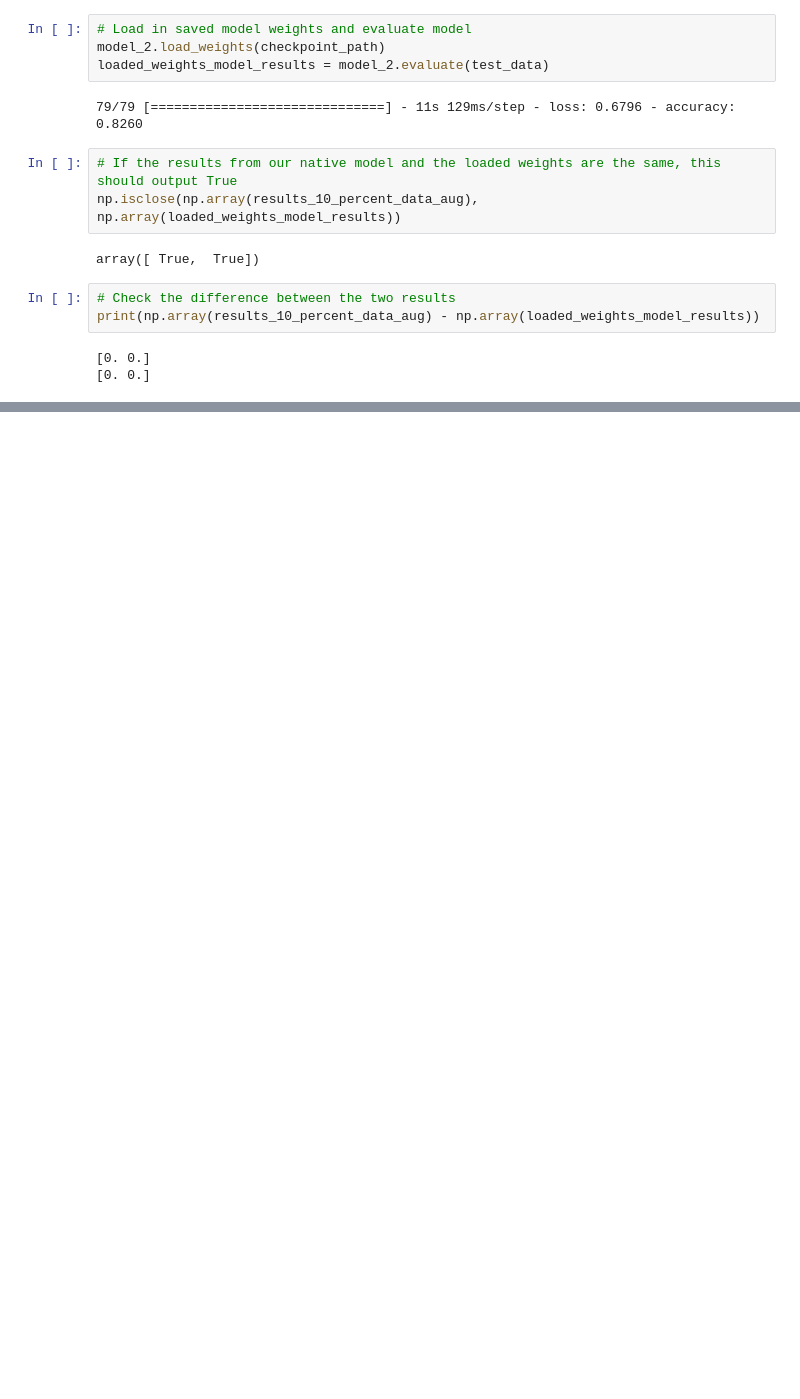
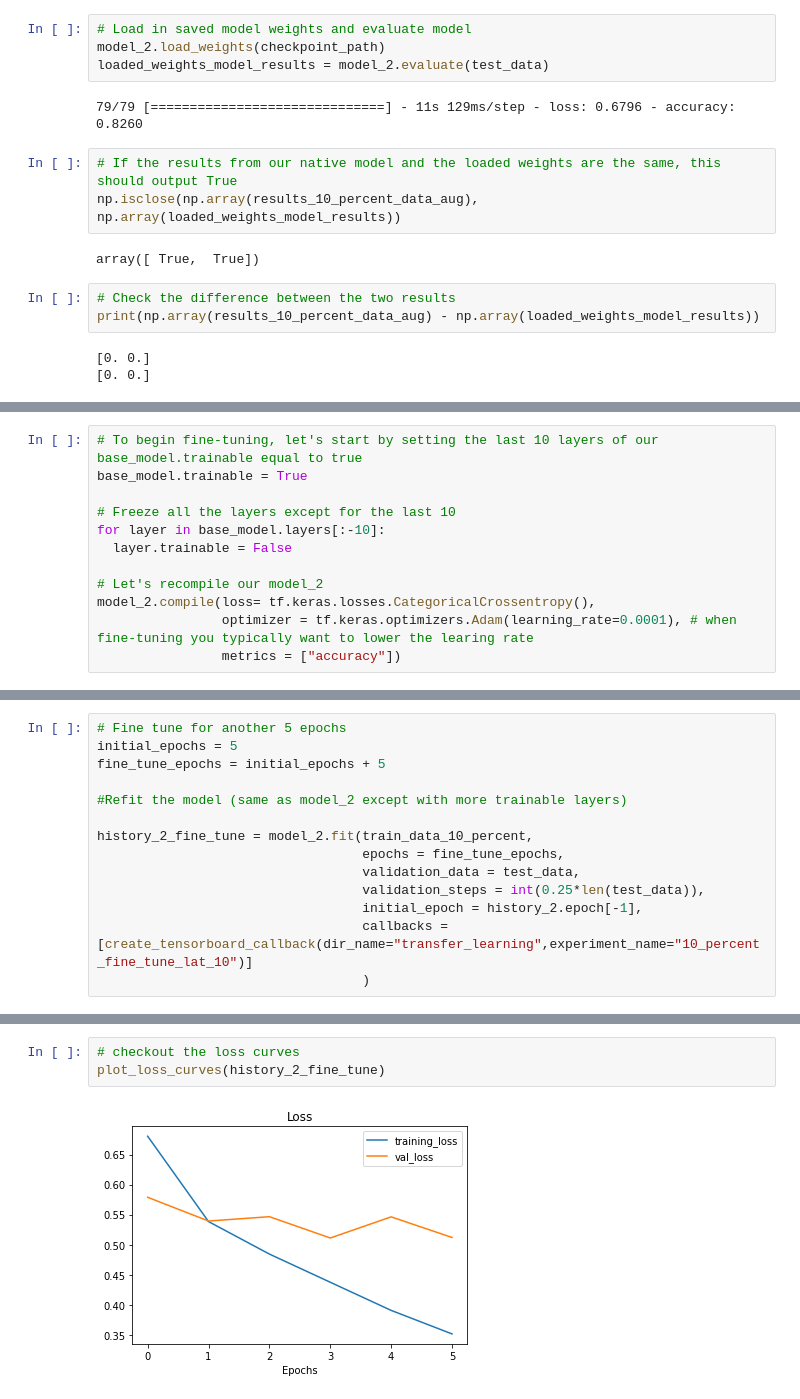
Before and after one commit to helloitsdaksh/Tensorflow_colab, a Jupyter notebook: 05_transfer_learning_in_tensorflow_part_2_fine_tuning.ipynb, the cells around one changed output, grey strips where cells are left out. Saved outputs shown, nothing was run; the diff lists cells and outputs as text; blank space fills up the shorter version.

```diff
--- a/05_transfer_learning_in_tensorflow_part_2_fine_tuning.ipynb
+++ b/05_transfer_learning_in_tensorflow_part_2_fine_tuning.ipynb
@@ -801,0 +861,12 @@ import tensorflow as tf
+# %%
+# To begin fine-tuning, let's start by setting the last 10 layers of our base_model.trainable equal to true
+base_model.trainable = True
+
+# Freeze all the layers except for the last 10
+for layer in base_model.layers[:-10]:
+  layer.trainable = False
+
+# Let's recompile our model_2
+model_2.compile(loss= tf.keras.losses.CategoricalCrossentropy(),
+                optimizer = tf.keras.optimizers.Adam(learning_rate=0.0001), # when fine-tuning you typically want to lower the learing rate
+                metrics = ["accuracy"])
@@ -801,0 +913,14 @@ import tensorflow as tf
+# %%
+# Fine tune for another 5 epochs
+initial_epochs = 5
+fine_tune_epochs = initial_epochs + 5
+
+#Refit the model (same as model_2 except with more trainable layers)
+
+history_2_fine_tune = model_2.fit(train_data_10_percent,
+                                  epochs = fine_tune_epochs,
+                                  validation_data = test_data,
+                                  validation_steps = int(0.25*len(test_data)),
+                                  initial_epoch = history_2.epoch[-1],
+                                  callbacks = [create_tensorboard_callback(dir_name="transfer_learning",experiment_name="10_percent_fine_tune_lat_10")]
+                                  )
@@ -801,0 +947,5 @@ import tensorflow as tf
+# %%
+# checkout the loss curves
+plot_loss_curves(history_2_fine_tune)
+# %% [output]
+[figure, added]
```
Also changed, not shown: parts of 36 cells of this notebook.
